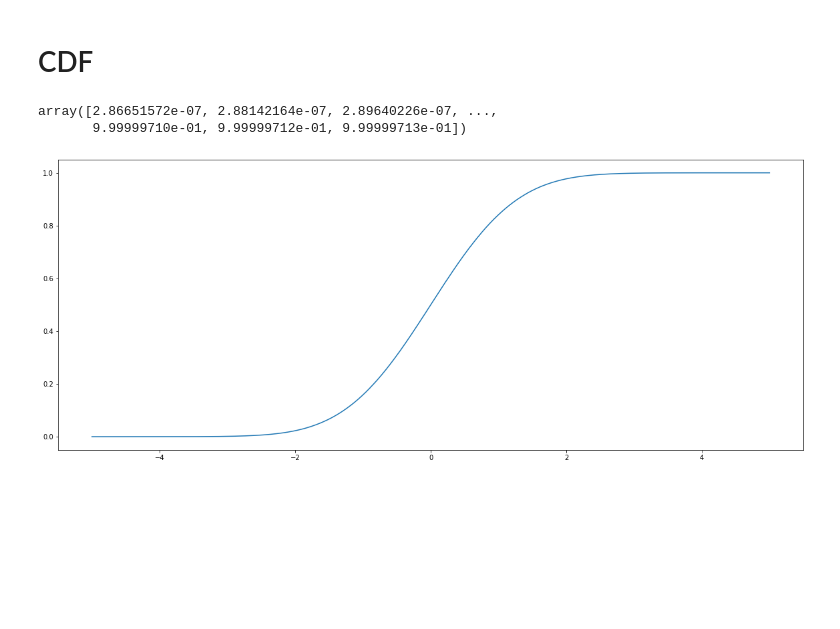
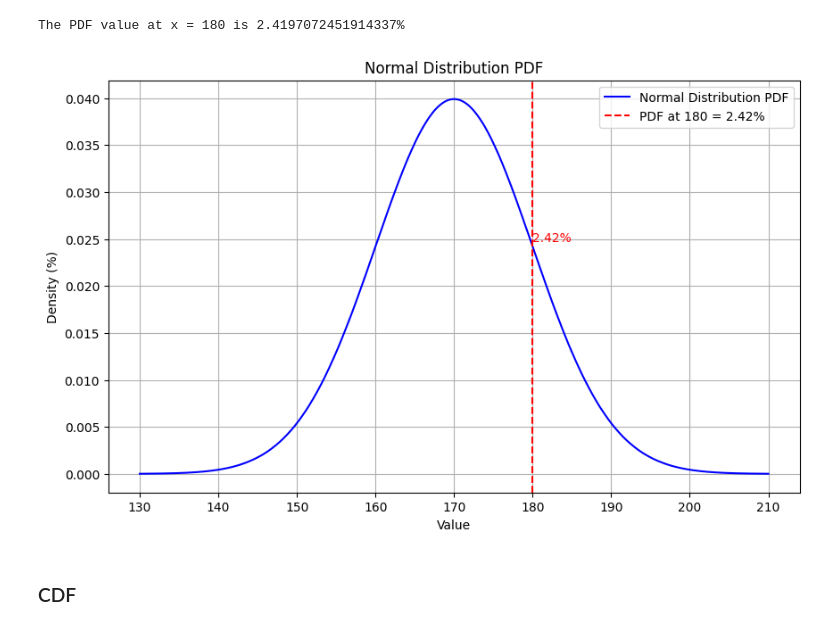
Before and after one commit to basiszeus/Statistics, a Jupyter notebook: Normal Distribution.ipynb, the cells around one changed output. Cells and saved outputs as stored; diff of their text form; code cells hidden in the pictures; blank space fills up the shorter version.

```diff
--- a/Normal Distribution.ipynb
+++ b/Normal Distribution.ipynb
@@ -42,13 +91,35 @@ plt.show()
+# %%
+# Calculate PDF value at x
+pdf_values = norm.pdf(x, mu, sigma)
+
+specific_value = 180
+pdf_at_specific_value = norm.pdf(specific_value, mu, sigma)
+
+# Convert PDF value to percentage
+pdf_at_specific_value_percent = pdf_at_specific_value * 100
+
+print(f'The PDF value at x = {specific_value} is {pdf_at_specific_value_percent}%')
+# %% [output]
+The PDF value at x = 180 is 2.4197072451914337%
+# %%
+# Plotting the PDF
+plt.figure(figsize=(10, 6))
+plt.plot(x, pdf_values, label='Normal Distribution PDF', color='blue')
+plt.axvline(specific_value, color='red', linestyle='--', label=f'PDF at {specific_value} = {pdf_at_specific_value_percent:.2f}%')
+
+# Annotate the PDF value on the graph
+plt.text(specific_value, pdf_at_specific_value + 0.0005, f'{pdf_at_specific_value_percent:.2f}%', color='red')
+
+# Titles and labels
+plt.title('Normal Distribution PDF')
+plt.xlabel('Value')
+plt.ylabel('Density (%)')
+plt.legend()
+
+# Show the plot
+plt.grid(True)
+plt.show()
+# %% [output]
+[figure, added]
 # %% [markdown]
-# CDF
+### CDF
-# %%
-norm.cdf(x,loc=0,scale=1)
-# %% [output]
-array([2.86651572e-07, 2.88142164e-07, 2.89640226e-07, ...,
-       9.99999710e-01, 9.99999712e-01, 9.99999713e-01])
-# %%
-fig, ax = plt.subplots(figsize=(20,8))
-ax.plot(x,norm.cdf(x,0,1))
-plt.show()
-# %% [output]
-[figure, removed]
```
Also changed, not shown: parts of 20 cells of this notebook.
